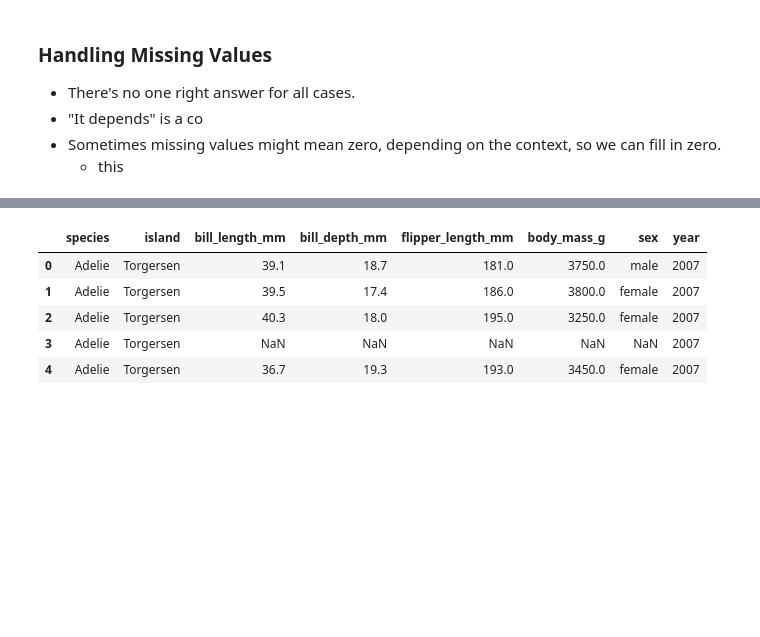
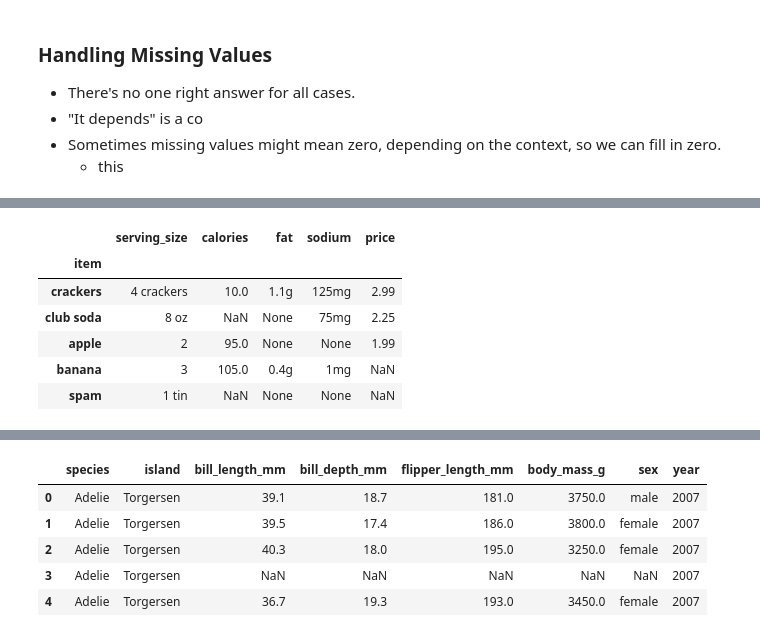
Before and after one commit to ryanorsinger/intro-to-pandas-course, a Jupyter notebook: 03_Pandas_DataFrames_Continued_01.ipynb, the cells around one changed output, grey strips where cells are left out. Cells and saved outputs as stored; diff of their text form; code cells hidden in the pictures; blank space fills up the shorter version.

```diff
--- a/03_Pandas_DataFrames_Continued_01.ipynb
+++ b/03_Pandas_DataFrames_Continued_01.ipynb
@@ -199,0 +239,12 @@ dtype: int64
+# %%
+# The discount column is adding no information here, so we can drop it
+df.drop(columns="discount", inplace=True)
+df
+# %% [output]
+|  | serving_size | calories | fat | sodium | price |
+| item |  |  |  |  |  |
+| crackers | 4 crackers | 10.0 | 1.1g | 125mg | 2.99 |
+| club soda | 8 oz | NaN | None | 75mg | 2.25 |
+| apple | 2 | 95.0 | None | None | 1.99 |
+| banana | 3 | 105.0 | 0.4g | 1mg | NaN |
+| spam | 1 tin | NaN | None | None | NaN |
```
Also changed, not shown: parts of 23 cells of this notebook, 1 other file.
